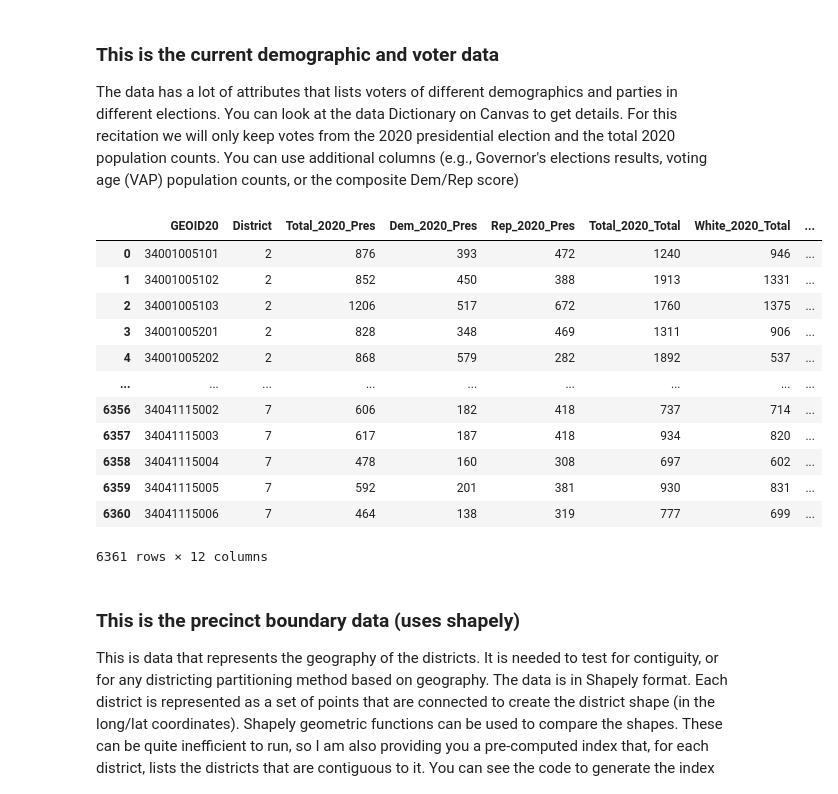
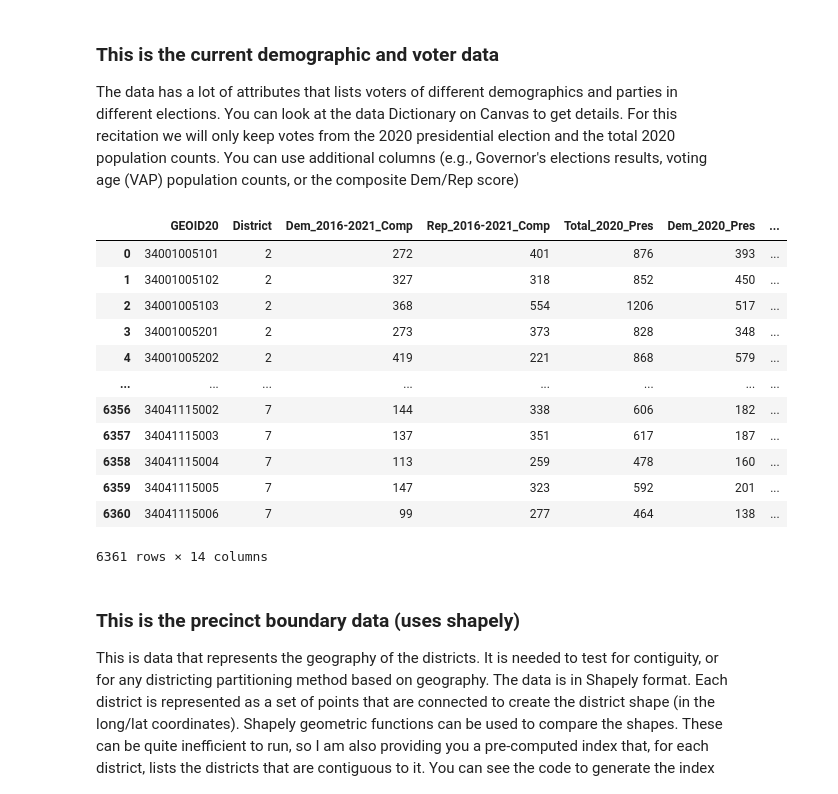
Before and after one commit to Jerlin2437/AIS2, a Jupyter notebook: NJ_Redistricting_StartingPoint.ipynb, the cells around one changed output. Cells and saved outputs as stored; diff of their text form; code cells hidden in the pictures.

```diff
--- a/NJ_Redistricting_StartingPoint.ipynb
+++ b/NJ_Redistricting_StartingPoint.ipynb
@@ -139,23 +163,23 @@ nj_current_assignment
 The data has a lot of attributes that lists voters of different demographics and parties in different elections. You can look at the data Dictionary on Canvas to get details. For this recitation we will only keep votes from the 2020  presidential election and the total 2020 population counts. You can use additional columns (e.g., Governor's elections results, voting age (VAP) population counts, or the composite Dem/Rep score)
 # %%
 nj_precinct_data = pd.read_csv('Map_Data/precinct-data-congress-nj.csv')
-keepcolumns = ['GEOID20','District','Total_2020_Pres','Dem_2020_Pres','Rep_2020_Pres','Total_2020_Total','White_2020_Total','Hispanic_2020_Total','Black_2020_Total','Asian_2020_Total','Native_2020_Total','Pacific_2020_Total']
+keepcolumns = ['GEOID20','District','Dem_2016-2021_Comp','Rep_2016-2021_Comp','Total_2020_Pres','Dem_2020_Pres','Rep_2020_Pres','Total_2020_Total','White_2020_Total','Hispanic_2020_Total','Black_2020_Total','Asian_2020_Total','Native_2020_Total','Pacific_2020_Total']
 nj_precinct_data = nj_precinct_data[keepcolumns]
 nj_precinct_data
 # %% [output]
-|  | GEOID20 | District | Total_2020_Pres | Dem_2020_Pres | Rep_2020_Pres | Total_2020_Total | White_2020_Total | ... |
-| 0 | 34001005101 | 2 | 876 | 393 | 472 | 1240 | 946 | ... |
-| 1 | 34001005102 | 2 | 852 | 450 | 388 | 1913 | 1331 | ... |
-| 2 | 34001005103 | 2 | 1206 | 517 | 672 | 1760 | 1375 | ... |
-| 3 | 34001005201 | 2 | 828 | 348 | 469 | 1311 | 906 | ... |
-| 4 | 34001005202 | 2 | 868 | 579 | 282 | 1892 | 537 | ... |
-| ... | ... | ... | ... | ... | ... | ... | ... | ... |
-| 6356 | 34041115002 | 7 | 606 | 182 | 418 | 737 | 714 | ... |
-| 6357 | 34041115003 | 7 | 617 | 187 | 418 | 934 | 820 | ... |
-| 6358 | 34041115004 | 7 | 478 | 160 | 308 | 697 | 602 | ... |
-| 6359 | 34041115005 | 7 | 592 | 201 | 381 | 930 | 831 | ... |
-| 6360 | 34041115006 | 7 | 464 | 138 | 319 | 777 | 699 | ... |
+|  | GEOID20 | District | Dem_2016-2021_Comp | Rep_2016-2021_Comp | Total_2020_Pres | Dem_2020_Pres | ... |
+| 0 | 34001005101 | 2 | 272 | 401 | 876 | 393 | ... |
+| 1 | 34001005102 | 2 | 327 | 318 | 852 | 450 | ... |
+| 2 | 34001005103 | 2 | 368 | 554 | 1206 | 517 | ... |
+| 3 | 34001005201 | 2 | 273 | 373 | 828 | 348 | ... |
+| 4 | 34001005202 | 2 | 419 | 221 | 868 | 579 | ... |
+| ... | ... | ... | ... | ... | ... | ... | ... |
+| 6356 | 34041115002 | 7 | 144 | 338 | 606 | 182 | ... |
+| 6357 | 34041115003 | 7 | 137 | 351 | 617 | 187 | ... |
+| 6358 | 34041115004 | 7 | 113 | 259 | 478 | 160 | ... |
+| 6359 | 34041115005 | 7 | 147 | 323 | 592 | 201 | ... |
+| 6360 | 34041115006 | 7 | 99 | 277 | 464 | 138 | ... |
-6361 rows × 12 columns
+6361 rows × 14 columns
 # %% [markdown]
 ### This is the precinct boundary data (uses shapely)
 
```
Also changed, not shown: parts of 6 cells of this notebook, 3 other files.
